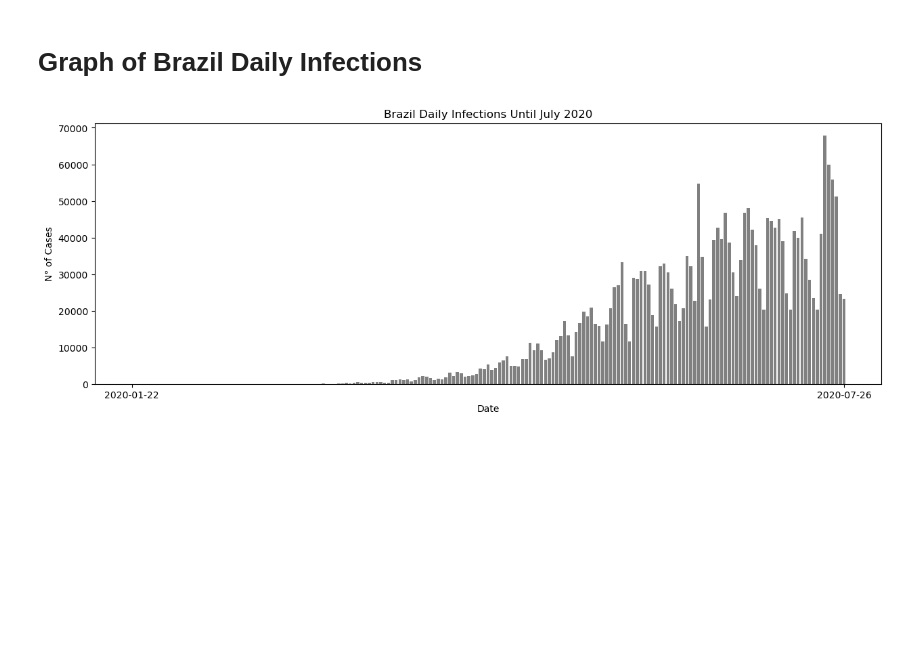
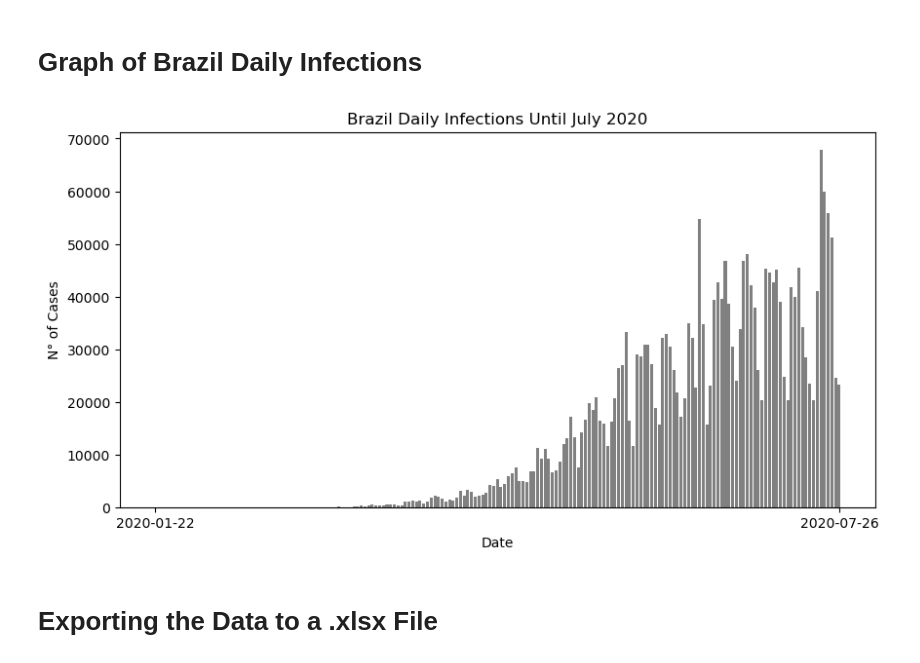
Before and after one commit to gustavopin/COVID-19-Analysis, a Jupyter notebook: covid_data.ipynb, the cells around one changed output. Cells and saved outputs as stored; diff of their text form; code cells hidden in the pictures; blank space fills up the shorter version.

Commit message:
Updated the Readme. The code now saves the information in a xlsx file. Included the saved information in the github repository

```diff
--- a/covid_data.ipynb
+++ b/covid_data.ipynb
@@ -186,32 +194,37 @@ import matplotlib.pyplot as plt
 
 # geting Brazil information
 brazil_daily = data[data['Country/Region'].str.contains('Brazil')]
 
 # storing the cases in a list
 cases_list_br = brazil_daily['Confirmed'].tolist()
 
 # subtracting the values to find only the daily infections
 cases_list_br = [y - x for x, y in zip(cases_list_br, cases_list_br[1:])]
 
 # removing the last element of the 'Date' column so it does not interfere with the plot
 dates_br = brazil_daily['Date'].tolist()  #creating a list with the dates
 dates_br = dates_br[:-1] # removing the last element of the list
 
-plt.figure(figsize = (15,5))
+plt.figure(figsize = (10,5))
 # creating a bar graph
 plt.bar(dates_br, cases_list_br, color = 'grey') #using the created list to plot the graph
 
 # setting the x axis labels
 plt.xticks([dates_br[0], dates_br[-1]], visible = True)
 
 # labelling the axes
 plt.xlabel('Date')
 plt.ylabel('N° of Cases')
 
 # graph title
 plt.title('Brazil Daily Infections Until July 2020')
 
+# saving the figure
+plt.savefig('Brazil_daily_infection.png')
+
 # showing the graph
 plt.show()
 # %% [output]
-[figure, old version]
+[figure, new version]
+# %% [markdown]
+# Exporting the Data to a .xlsx File
```
Also changed, not shown: parts of 3 cells of this notebook, 2 other files.
